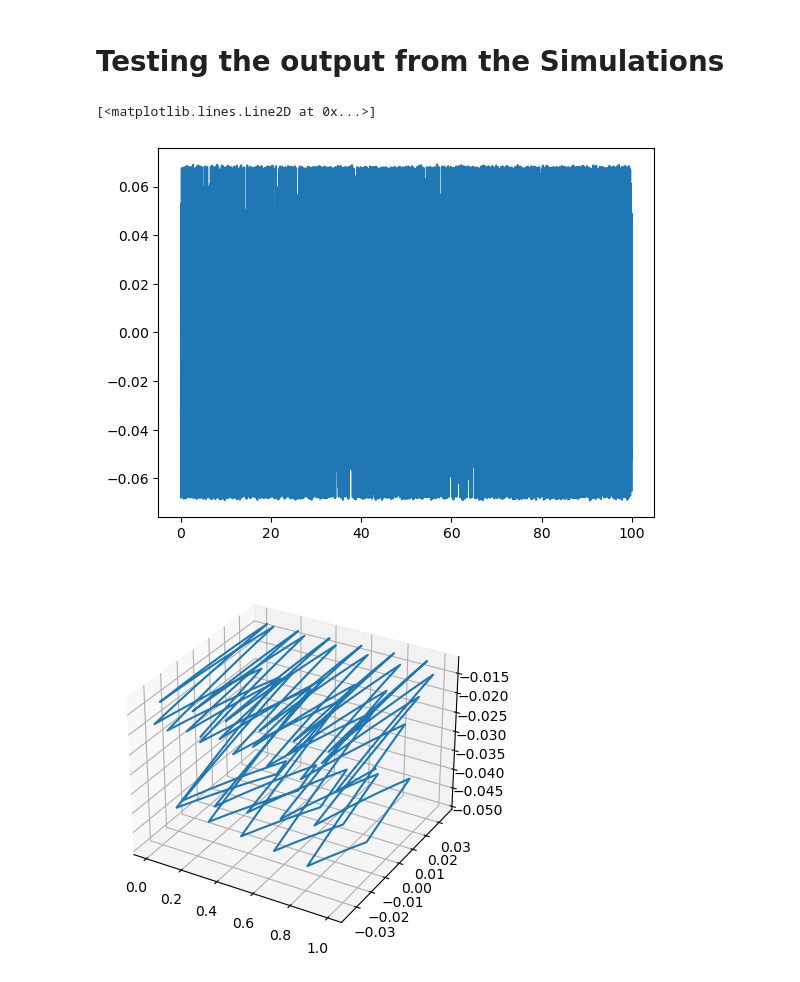
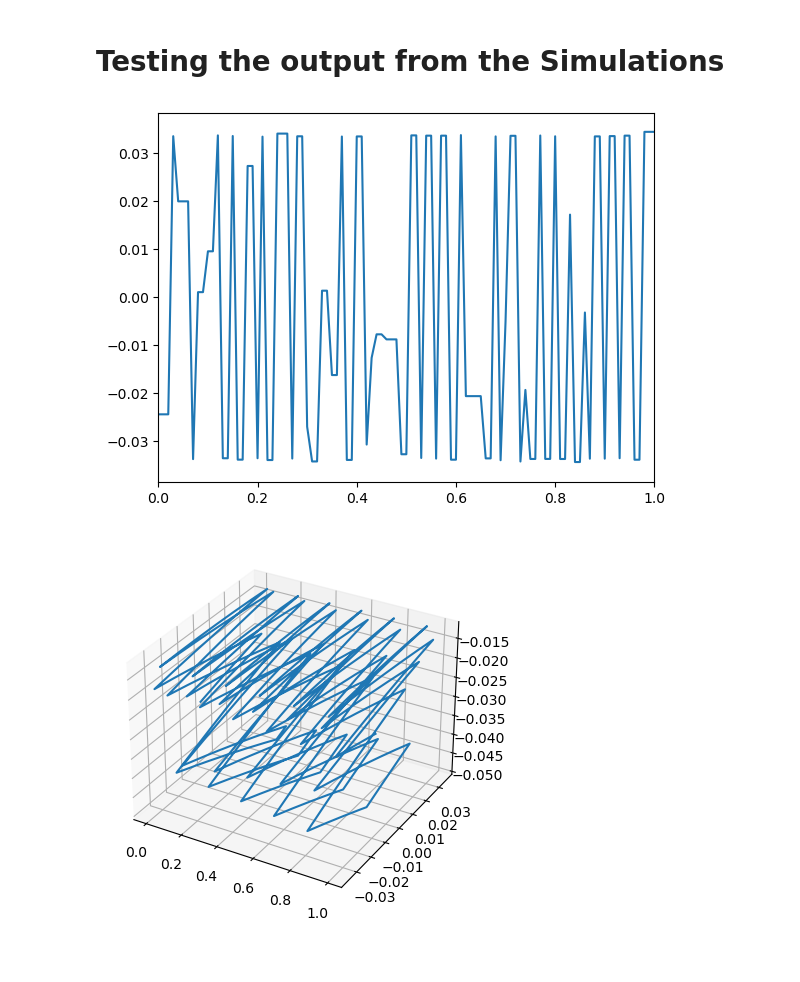
Before and after one commit to mjmorano/Spin-tracking-New, a Jupyter notebook: OutputTesting.ipynb, the cells around one changed output. Cells and saved outputs as stored; diff of their text form; code cells hidden in the pictures.

```diff
--- a/OutputTesting.ipynb
+++ b/OutputTesting.ipynb
@@ -19,10 +19,11 @@ results1 = np.fromfile('../data', dtype=dtype)
 # %%
 reshaped = results1.reshape(100, -1)
 # %%
-plt.plot(reshaped[0,:]['t'], reshaped[0,:]['xx']-reshaped[1,:]['xx'])
+plt.plot(reshaped[0,:]['t'], reshaped[0,:]['xx'])
+plt.xlim(0, 1)
+plt.show()
 # %% [output]
-[<matplotlib.lines.Line2D at 0x...>]
-[figure, old version]
+[figure, new version]
 # %%
 plt.scatter(results1['t'][1:], results1['sy'][1:], s=1)
 plt.scatter(results2['t'], results2['sy'], s=1)
```
Also changed, not shown: 12 other files.
